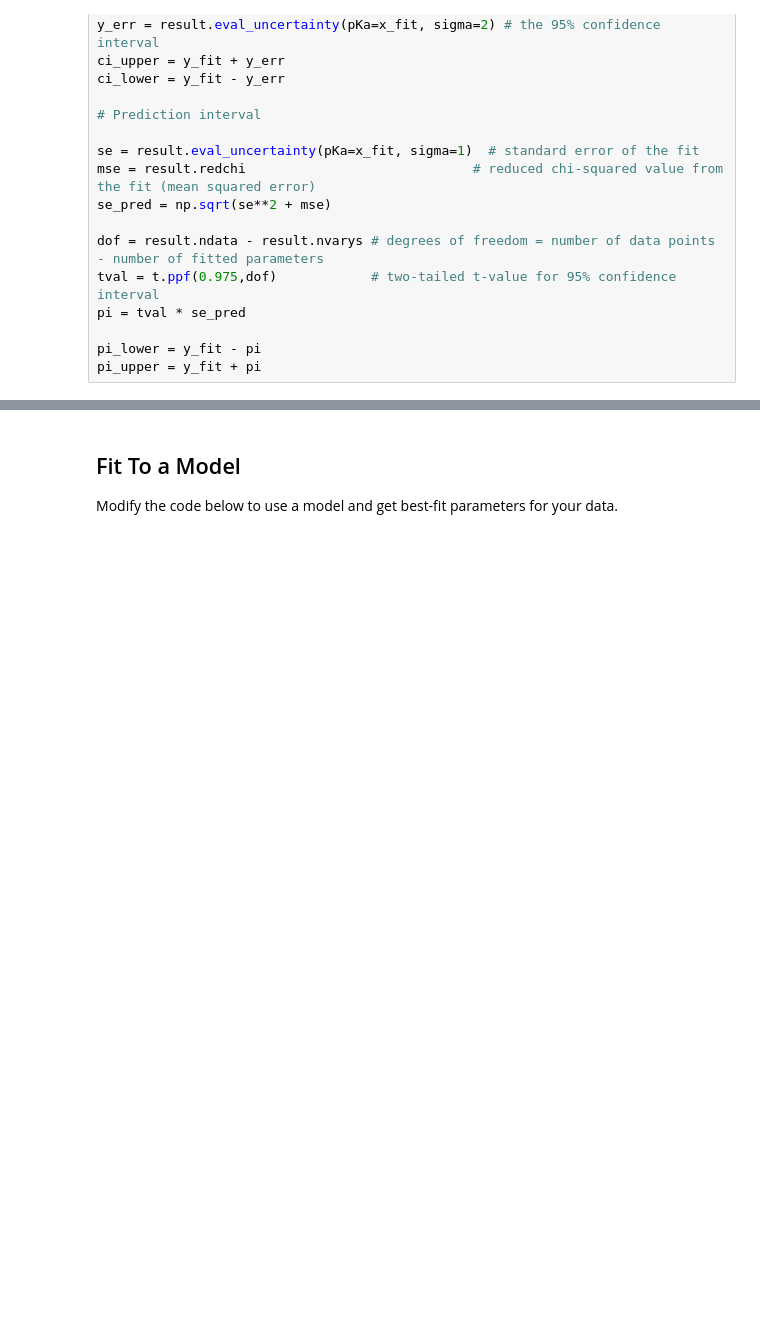
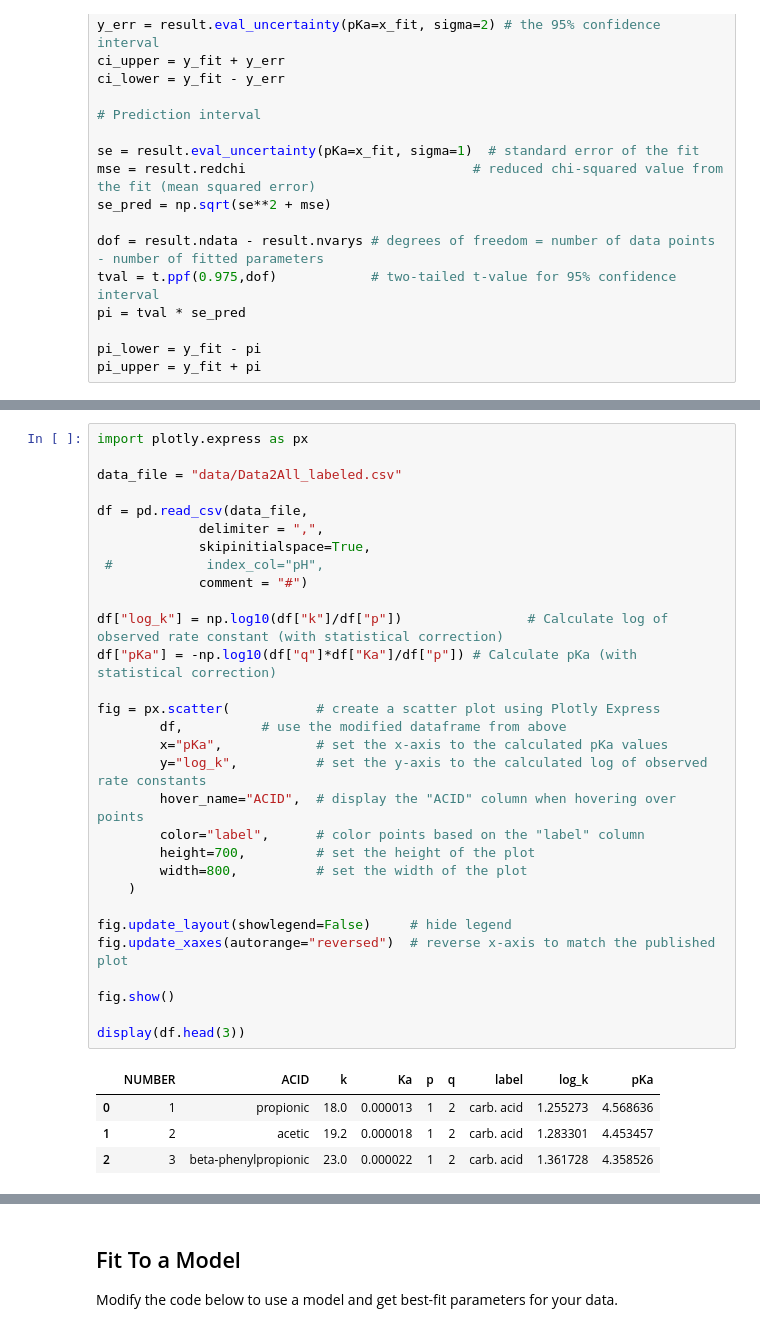
Before and after one commit to blinkletter/Chem4410Webbook, a Jupyter notebook: book/notebooks/A03_Bronsted_Plot/A03_CalcsAndPlots.ipynb, the cells around one changed output, grey strips where cells are left out. Cells and saved outputs as stored; diff of their text form; blank space fills up the shorter version.

```diff
--- a/book/notebooks/A03_Bronsted_Plot/A03_CalcsAndPlots.ipynb
+++ b/book/notebooks/A03_Bronsted_Plot/A03_CalcsAndPlots.ipynb
@@ -355,0 +385,35 @@ plt.show()
+# %%
+import plotly.express as px
+
+data_file = "data/Data2All_labeled.csv"
+
+df = pd.read_csv(data_file,
+             delimiter = ",",
+             skipinitialspace=True,
+ #            index_col="pH",
+             comment = "#")
+
+df["log_k"] = np.log10(df["k"]/df["p"])                # Calculate log of observed rate constant (with statistical correction)
+df["pKa"] = -np.log10(df["q"]*df["Ka"]/df["p"]) # Calculate pKa (with statistical correction)
+
+fig = px.scatter(           # create a scatter plot using Plotly Express
+        df,          # use the modified dataframe from above
+        x="pKa",            # set the x-axis to the calculated pKa values
+        y="log_k",          # set the y-axis to the calculated log of observed rate constants
+        hover_name="ACID",  # display the "ACID" column when hovering over points
+        color="label",      # color points based on the "label" column
+        height=700,         # set the height of the plot
+        width=800,          # set the width of the plot
+    )
+
+fig.update_layout(showlegend=False)     # hide legend
+fig.update_xaxes(autorange="reversed")  # reverse x-axis to match the published plot
+
+fig.show()
+
+display(df.head(3))
+# %% [output]
+|  | NUMBER | ACID | k | Ka | p | q | label | log_k | pKa |
+| 0 | 1 | propionic | 18.0 | 0.000013 | 1 | 2 | carb. acid | 1.255273 | 4.568636 |
+| 1 | 2 | acetic | 19.2 | 0.000018 | 1 | 2 | carb. acid | 1.283301 | 4.453457 |
+| 2 | 3 | beta-phenylpropionic | 23.0 | 0.000022 | 1 | 2 | carb. acid | 1.361728 | 4.358526 |
```
Also changed, not shown: parts of 18 cells of this notebook, 8 other files.
